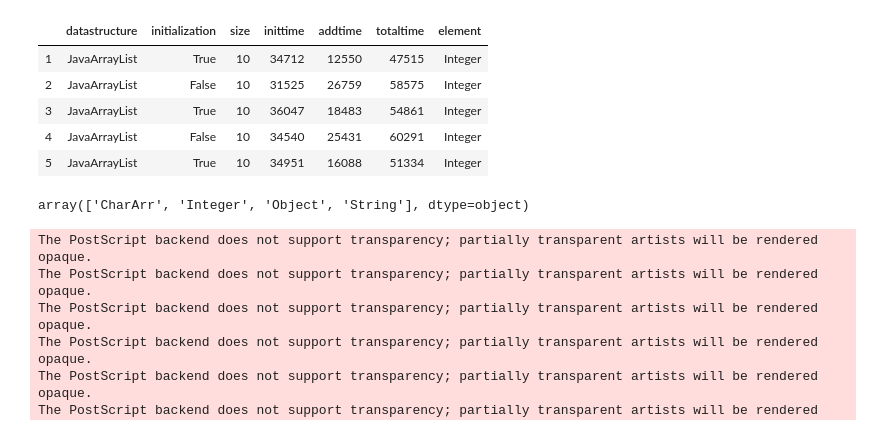
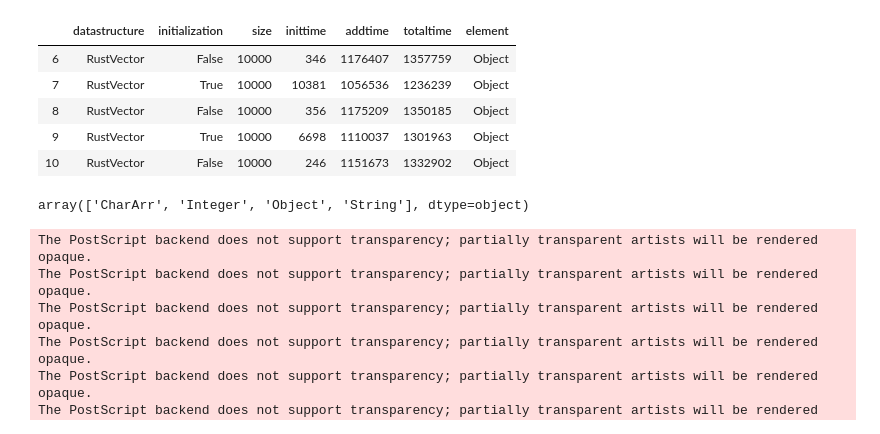
Before and after one commit to ShinsakuOkazaki/master-thesis, a Jupyter notebook: project/analysis/elements_addition_experiment.ipynb, the cells around one changed output. Cells and saved outputs as stored; diff of their text form; code cells hidden in the pictures.

```diff
--- a/project/analysis/elements_addition_experiment.ipynb
+++ b/project/analysis/elements_addition_experiment.ipynb
@@ -38,14 +38,14 @@ for data_structure in ["JavaAlloc", "RustAlloc"]:
             df["element"] = element
         df_base = pd.concat([df_base, df])
 # %%
-df_base.head()
+df_base.tail()
 # %% [output]
 |  | datastructure | initialization | size | inittime | addtime | totaltime | element |
-| 1 | JavaArrayList | True | 10 | 34712 | 12550 | 47515 | Integer |
-| 2 | JavaArrayList | False | 10 | 31525 | 26759 | 58575 | Integer |
-| 3 | JavaArrayList | True | 10 | 36047 | 18483 | 54861 | Integer |
-| 4 | JavaArrayList | False | 10 | 34540 | 25431 | 60291 | Integer |
-| 5 | JavaArrayList | True | 10 | 34951 | 16088 | 51334 | Integer |
+| 6 | RustVector | False | 10000 | 346 | 1176407 | 1357759 | Object |
+| 7 | RustVector | True | 10000 | 10381 | 1056536 | 1236239 | Object |
+| 8 | RustVector | False | 10000 | 356 | 1175209 | 1350185 | Object |
+| 9 | RustVector | True | 10000 | 6698 | 1110037 | 1301963 | Object |
+| 10 | RustVector | False | 10000 | 246 | 1151673 | 1332902 | Object |
 # %%
 df_base = df_base.astype({"initialization": "bool", "size": "int32", "inittime": "int32", \
                 "addtime": "int32", "totaltime": "int32"})
```
Also changed, not shown: 32 other files.
